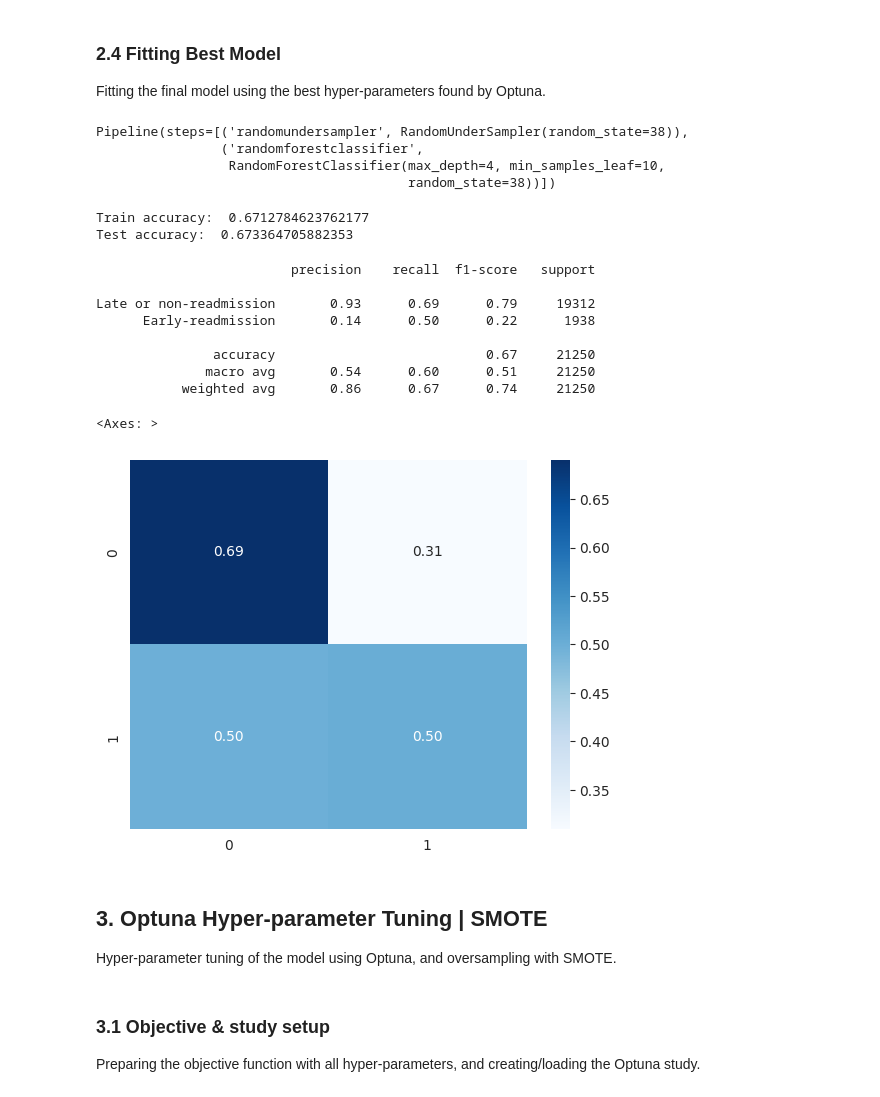
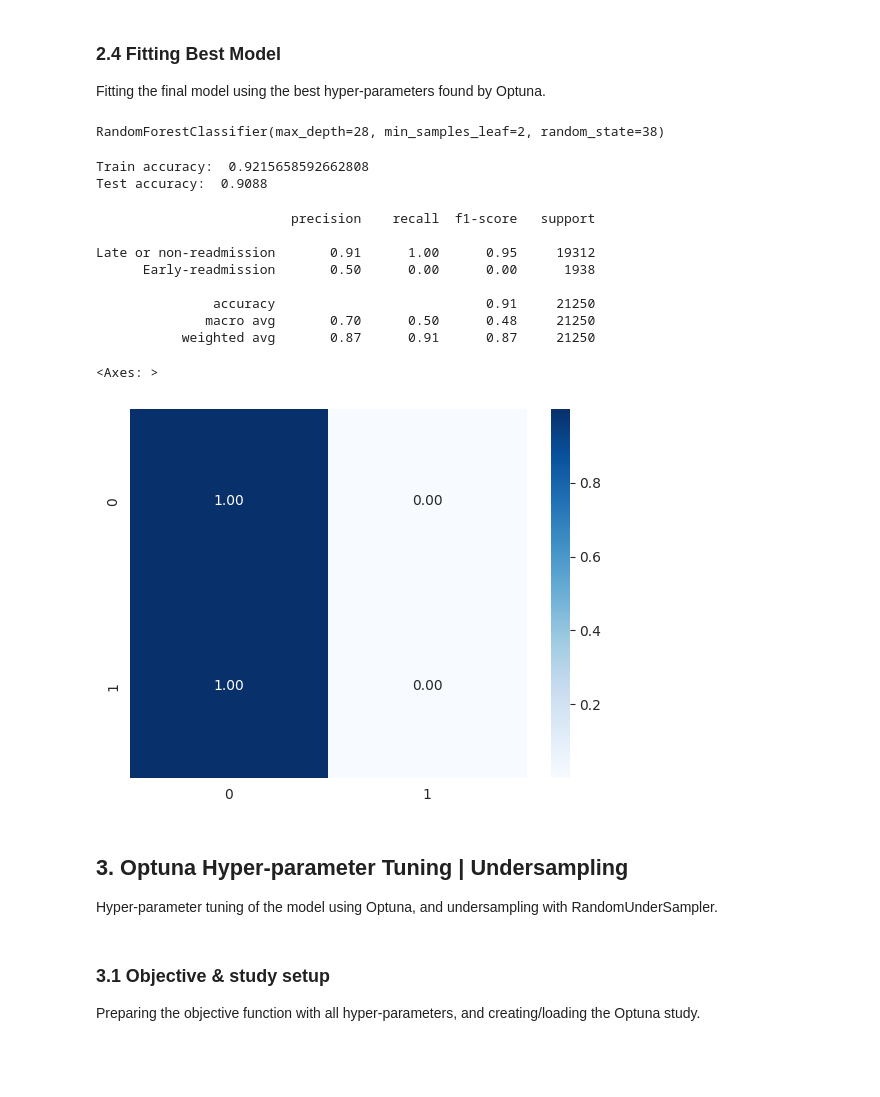
Before and after one commit to MechaMic38/unibs_mldm_diabetes, a Jupyter notebook: notebooks/tuning_rf.ipynb, the cells around one changed output. Cells and saved outputs as stored; diff of their text form; code cells hidden in the pictures; blank space fills up the shorter version.

```diff
--- a/notebooks/tuning_rf.ipynb
+++ b/notebooks/tuning_rf.ipynb
@@ -48,6 +48,7 @@ DATA_PATH_PROCESSED = '../data/processed/'
 OPTUNA_PATH = '../optuna/'
 
 STUDY_NAME = "Diabetes_130-US"
+STUDY_PATH_NONE = OPTUNA_PATH + "optuna_rf_none.log"
 STUDY_PATH_RUS = OPTUNA_PATH + "optuna_rf_rus.log"
 STUDY_PATH_SMOTE = OPTUNA_PATH + "optuna_rf_smote.log"
 STUDY_PATH_SMOTE_TOMEK = OPTUNA_PATH + "optuna_rf_smote-tomek.log"
@@ -130,7 +126,7 @@ def objective(trial: optuna.Trial) -> float:
     return f1_score.mean()
 # %%
 # Set up study with name and storage
-storage = JournalStorage(JournalFileBackend(STUDY_PATH_RUS))
+storage = JournalStorage(JournalFileBackend(STUDY_PATH_NONE))
 
 study = optuna.create_study(
     direction="maximize",
@@ -239,54 +205,48 @@ Fitting the final model using the best hyper-parameters found by Optuna.
 # Fit best model on the training set
 best_params = study.best_params
 
-pipeline_rus = make_pipeline(
-    RandomUnderSampler(random_state=RANDOM_STATE),
-    RandomForestClassifier(**best_params, random_state=RANDOM_STATE)
-)
+model = RandomForestClassifier(**best_params, random_state=RANDOM_STATE)
 
-pipeline_rus.fit(X_train, y_train)
+model.fit(X_train, y_train)
 # %% [output]
-Pipeline(steps=[('randomundersampler', RandomUnderSampler(random_state=38)),
-                ('randomforestclassifier',
-                 RandomForestClassifier(max_depth=4, min_samples_leaf=10,
-                                        random_state=38))])
+RandomForestClassifier(max_depth=28, min_samples_leaf=2, random_state=38)
 # %%
 # Predictions
-y_train_pred_rus = pipeline_rus.predict(X_train)
-y_test_pred_rus = pipeline_rus.predict(X_test)
+y_train_pred_none = model.predict(X_train)
+y_test_pred_none = model.predict(X_test)
 # %%
-ac_train_rus = accuracy_score(y_train, y_train_pred_rus)
-ac_test_rus = accuracy_score(y_test, y_test_pred_rus)
+ac_train_none = accuracy_score(y_train, y_train_pred_none)
+ac_test_none = accuracy_score(y_test, y_test_pred_none)
 
-print('Train accuracy: ', ac_train_rus)
-print('Test accuracy: ', ac_test_rus)
+print('Train accuracy: ', ac_train_none)
+print('Test accuracy: ', ac_test_none)
 # %% [output]
-Train accuracy:  0.6712784623762177
-Test accuracy:  0.673364705882353
+Train accuracy:  0.9215658592662808
+Test accuracy:  0.9088
 # %%
 # Visualize precision, recall, F1-score
 print(classification_report(
-    y_test, y_test_pred_rus,
+    y_test, y_test_pred_none,
     target_names=['Late or non-readmission', 'Early-readmission']
 ))
 # %% [output]
                          precision    recall  f1-score   support
 
-Late or non-readmission       0.93      0.69      0.79     19312
-      Early-readmission       0.14      0.50      0.22      1938
+Late or non-readmission       0.91      1.00      0.95     19312
+      Early-readmission       0.50      0.00      0.00      1938
 
-               accuracy                           0.67     21250
-              macro avg       0.54      0.60      0.51     21250
-           weighted avg       0.86      0.67      0.74     21250
+               accuracy                           0.91     21250
+              macro avg       0.70      0.50      0.48     21250
+           weighted avg       0.87      0.91      0.87     21250
 # %%
-cm_rus = confusion_matrix(y_test, y_test_pred_rus, normalize='true')
-sns.heatmap(cm_rus, annot=True, fmt=".2f", cmap='Blues')
+cm_none = confusion_matrix(y_test, y_test_pred_none, normalize='true')
+sns.heatmap(cm_none, annot=True, fmt=".2f", cmap='Blues')
 # %% [output]
 <Axes: >
-[figure, old version]
+[figure, new version]
 # %% [markdown]
-## **3. Optuna Hyper-parameter Tuning | SMOTE**
-Hyper-parameter tuning of the model using Optuna, and oversampling with SMOTE.
+## **3. Optuna Hyper-parameter Tuning | Undersampling**
+Hyper-parameter tuning of the model using Optuna, and undersampling with RandomUnderSampler.
 # %% [markdown]
 ### 3.1 Objective & study setup
 Preparing the objective function with all hyper-parameters, and creating/loading the Optuna study.
```
Also changed, not shown: parts of 41 cells of this notebook.
